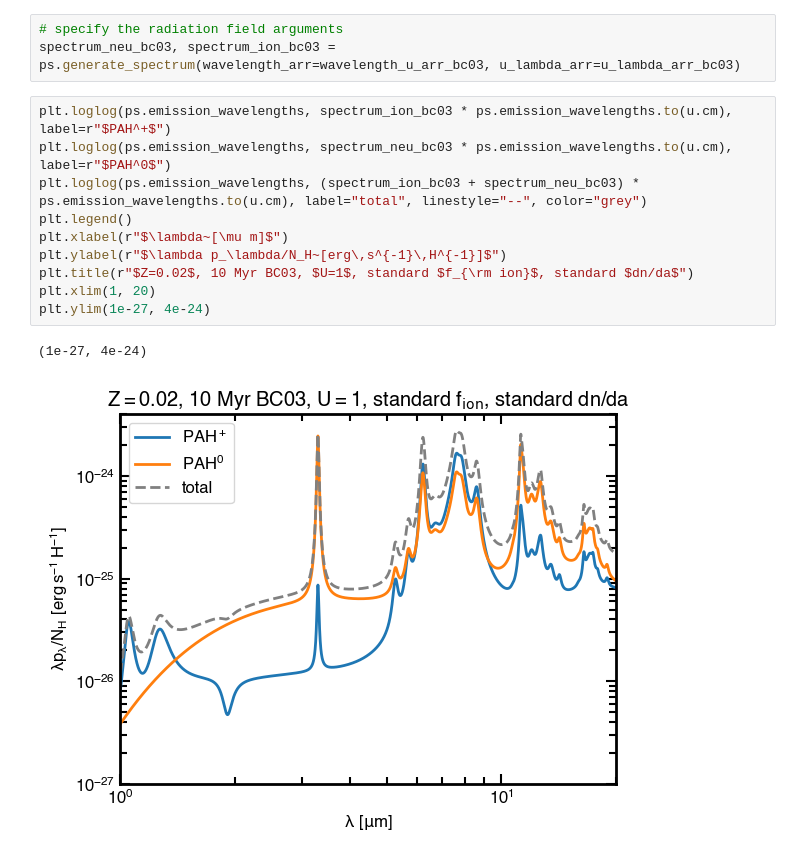
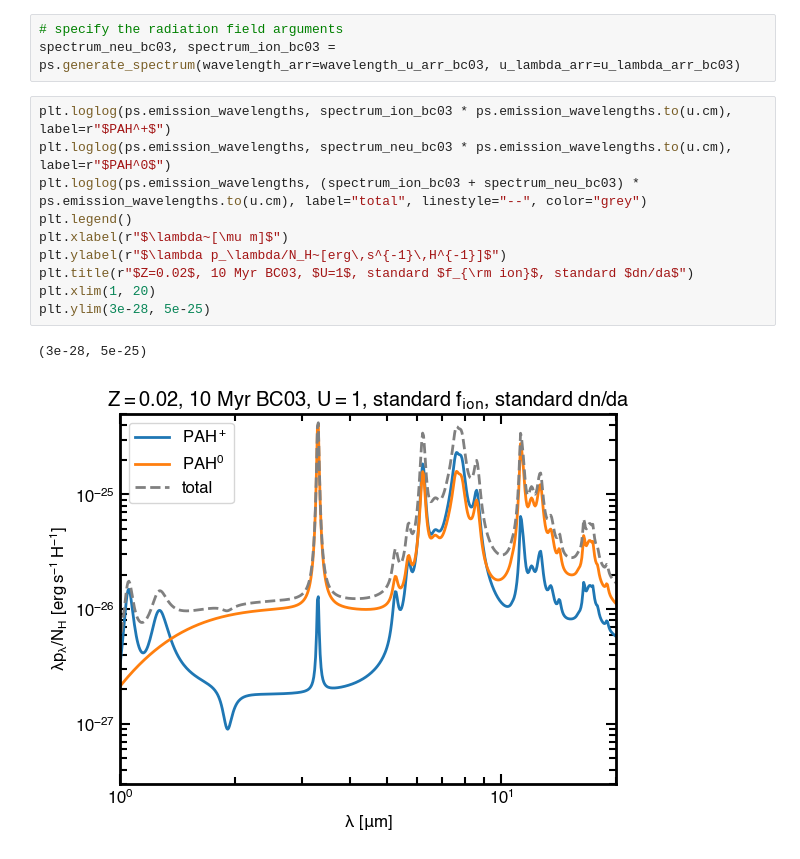
Before and after one commit to helenarichie/pah_spec, a Jupyter notebook: code/generate_spectrum_example.ipynb, the cells around one changed output. Drawn from its saved outputs; the diff is of its cells as text.

```diff
--- a/code/generate_spectrum_example.ipynb
+++ b/code/generate_spectrum_example.ipynb
@@ -149,13 +134,13 @@ spectrum_neu_bc03, spectrum_ion_bc03 = ps.generate_spectrum(wavelength_arr=wavel
 # %%
 plt.loglog(ps.emission_wavelengths, spectrum_ion_bc03 * ps.emission_wavelengths.to(u.cm), label=r"$PAH^+$")
 plt.loglog(ps.emission_wavelengths, spectrum_neu_bc03 * ps.emission_wavelengths.to(u.cm), label=r"$PAH^0$")
 plt.loglog(ps.emission_wavelengths, (spectrum_ion_bc03 + spectrum_neu_bc03) * ps.emission_wavelengths.to(u.cm), label="total", linestyle="--", color="grey")
 plt.legend()
 plt.xlabel(r"$\lambda~[\mu m]$")
 plt.ylabel(r"$\lambda p_\lambda/N_H~[erg\,s^{-1}\,H^{-1}]$")
 plt.title(r"$Z=0.02$, 10 Myr BC03, $U=1$, standard $f_{\rm ion}$, standard $dn/da$")
 plt.xlim(1, 20)
-plt.ylim(1e-27, 4e-24)
+plt.ylim(3e-28, 5e-25)
 # %% [output]
-(1e-27, 4e-24)
+(3e-28, 5e-25)
-[figure, old version]
+[figure, new version]
```
Also changed, not shown: parts of 4 cells of this notebook, 1 other file.
